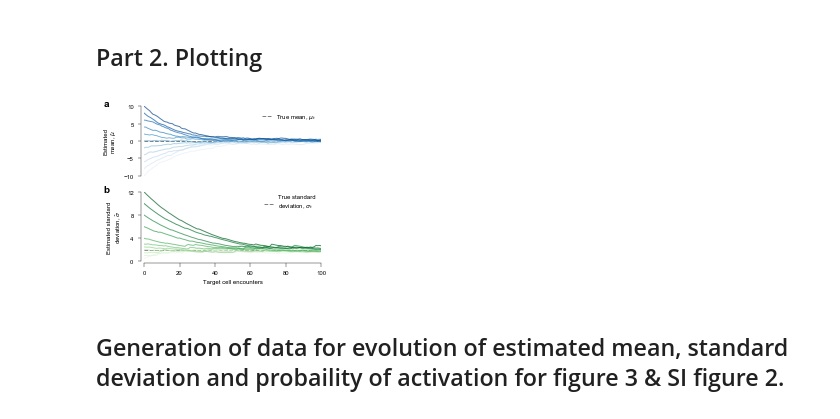
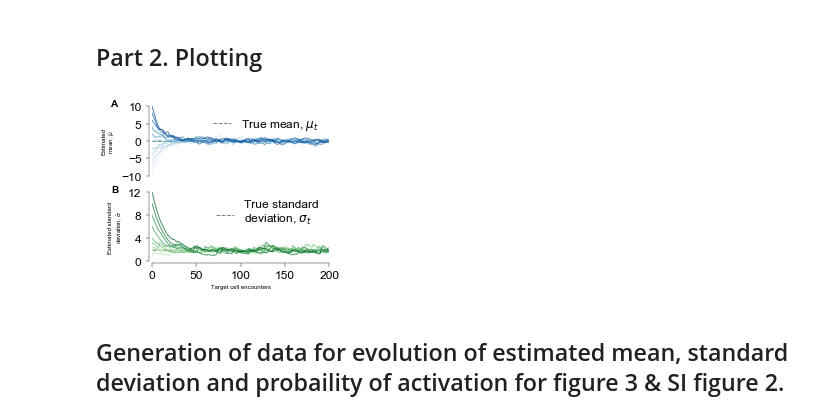
Before and after one commit to ywqin/paper-innate-immune-adaptation, a Jupyter notebook: figures.ipynb, the cells around one changed output. Cells and saved outputs as stored; diff of their text form; code cells hidden in the pictures.

Commit message:
Update SI figures

```diff
--- a/figures.ipynb
+++ b/figures.ipynb
@@ -37,7 +37,7 @@ DOUBLE_COLUMN = 17.4/2.54
 
 mpl.rc('lines', linewidth=SIZELINE)
 mpl.rc('axes', linewidth=AXWIDTH)
-mpl.rc('font', size=LABEL_SIZE, family=FAMILY)
+mpl.rc('font', size=LABEL_SIZE*2, family=FAMILY)
 mpl.rc(('xtick.major', 'xtick.minor', 'ytick.major', 'ytick.minor'), width=AXWIDTH)
 
 TRUE_MEAN_LABEL = 'True mean, $\mu_t$'
@@ -275,11 +275,8 @@ Fig 2 data done
 # %%
 # Figure 2 plottting
 
-alpha = 10
-kappa = 20
-m_env = 0
-var_env = 4
-num_encounter = 100
+alpha = 5
+num_encounter = 200
 
 initial_means = np.arange(-10, 11, 2)
 initial_std = 1
@@ -287,11 +284,12 @@ num_means = len(initial_means)
 
 initial_mean = 0
 initial_stds = [0.5, 1, 1.5, 2, 2.5, 3, 4, 6, 8, 10, 12]
+#initial_stds = [2]
 num_stds = len(initial_stds)
 
 # read data
 data = pd.read_csv('%sestimated_mean_std.csv.gz' %
-                   DATA_FOLDER, compression='gzip')
+				   DATA_FOLDER, compression='gzip')
 
 # Plotting -----------------------------------------------
 fig = plt.figure(figsize=(SINGLE_COLUMN, SINGLE_COLUMN*0.8))
@@ -306,48 +304,48 @@ ax1.set_xlim([0, num_encounter])
 ax1.set_ylim([-10, 10])
 ax1.set_yticks([-10, -5, 0, 5, 10])
 ax1.set_ylabel(ESTD_MEAN_LABEL, fontsize=LABEL_SIZE)
-fig.text(0.03, 0.93, string.ascii_uppercase[0].lower(), size=SUBLABEL_SIZE, weight='bold')
+fig.text(0.03, 0.93, string.ascii_uppercase[0].upper(), size=SUBLABEL_SIZE, weight='bold')
 ax1.axhline(0.0, label=TRUE_MEAN_LABEL, **DASH_STYLE)
 
 ax2 = fig.add_axes([0.20, 0.125, 0.735, 0.36])
 ax2.spines['right'].set_visible(False)
 ax2.spines['top'].set_visible(False)
 ax2.spines['bottom'].set_position(('axes', -0.02))
 ax2.spines['left'].set_position(('axes', -0.02))
 ax2.set_xlim([0, num_encounter])
 ax2.set_ylim([0, 12])
 ax2.set_yticks([0, 4, 8, 12])
 ax2.set_xlabel(ENCOUNTER_LABEL, fontsize=LABEL_SIZE)
 ax2.set_ylabel(ESTD_STD_LABEL, fontsize=LABEL_SIZE)
-fig.text(0.03, 0.485, string.ascii_uppercase[1].lower(), size=SUBLABEL_SIZE, weight='bold')
+fig.text(0.03, 0.485, string.ascii_uppercase[1].upper(), size=SUBLABEL_SIZE, weight='bold')
 ax2.axhline(math.sqrt(var_env), label=TRUE_STD_LABEL, **DASH_STYLE)
 ax1.legend(loc='upper right', frameon=False, handlelength=1.5)
 ax2.legend(loc='upper right', frameon=False, handlelength=1.5)
 
 # Case 1 different means and same variance ---------------
 mu_c = sns.color_palette('Blues', n_colors=num_means)
 for j_mu in range(num_means):
-    mean = data.loc[(data['alpha'] == alpha)
-                    & (data['Initial mean'] == initial_means[j_mu])
-                    & (data['Initial std'] == initial_std)]['Mean']
-    encouner = range(len(mean))
-    ax1.plot(encouner, mean, alpha=0.7, c=mu_c[j_mu])
+	mean = data.loc[(data['alpha'] == alpha)
+					& (data['Initial mean'] == initial_means[j_mu])
+					& (data['Initial std'] == initial_std)]['Mean']
+	encouner = range(len(mean))
+	ax1.plot(encouner, mean, alpha=0.7, c=mu_c[j_mu])
 
 
 # Case 2 initial same mu and different var ---------------
 std_c = sns.color_palette('Greens', n_colors=num_stds)
 for j_std in range(num_stds):
-    std = data.loc[(data['alpha'] == alpha)
-                   & (data['Initial mean'] == initial_mean)
-                   & (data['Initial std'] == initial_stds[j_std])]['Std']
-    encounter = range(len(std))
-    ax2.plot(encounter, std, alpha=0.7, c=std_c[j_std])
+	std = data.loc[(data['alpha'] == alpha)
+				   & (data['Initial mean'] == initial_mean)
+				   & (data['Initial std'] == initial_stds[j_std])]['Std']
+	encounter = range(len(std))
+	ax2.plot(encounter, std, alpha=0.7, c=std_c[j_std])
 
 plt.savefig('fig2-adaptation-static.pdf', format='pdf', dpi=300)
 plt.show()
 plt.close()
 # %% [output]
-[figure, old version]
+[figure, new version]
 # %% [markdown]
 ##  Generation of data for evolution of estimated mean, standard deviation and probaility of activation for figure 3 & SI figure 2.
 # %%
```
Also changed, not shown: parts of 32 cells of this notebook.
